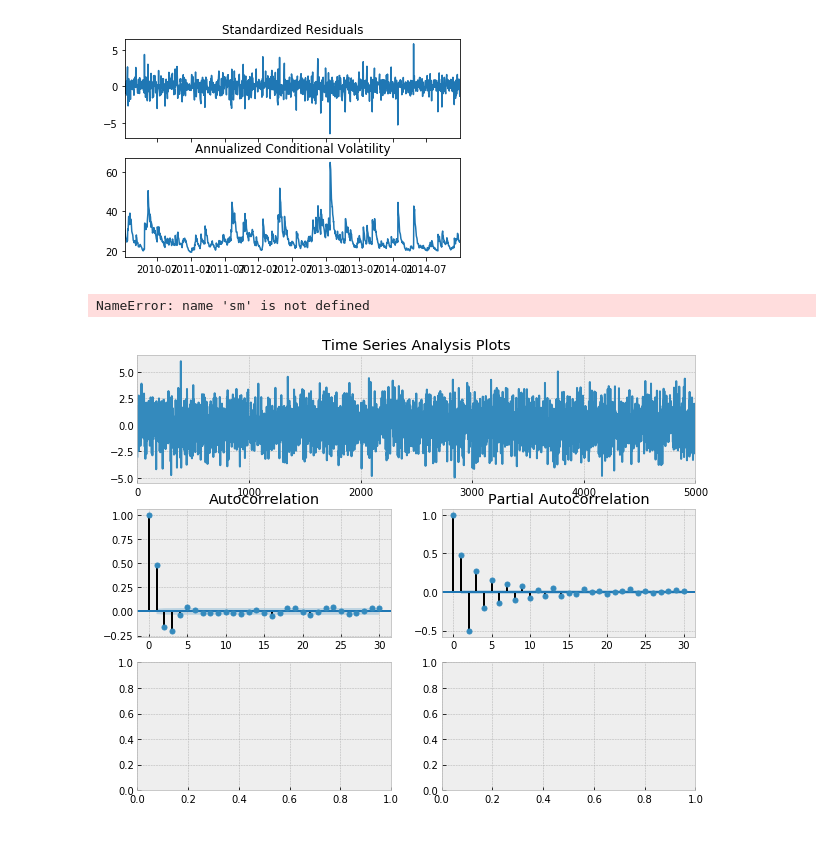
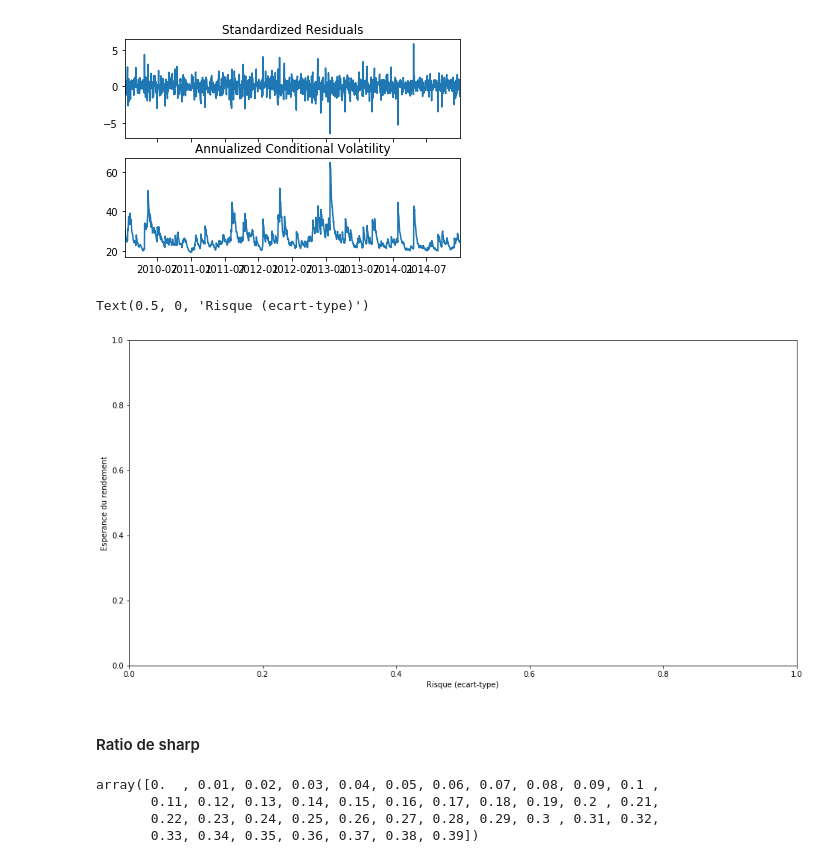
Before and after one commit to morel-hugo/GARCH-Modeling, a Jupyter notebook: main.ipynb, the cells around one changed output. Cells and saved outputs as stored; diff of their text form; code cells hidden in the pictures.

```diff
--- a/main.ipynb
+++ b/main.ipynb
@@ -149,17 +93,10 @@ def tsplot(y, lags=None, figsize=(10, 8), style='bmh'):
-# %%
-# Simulate an ARMA(2, 2) model with alphas=[0.5,-0.25] and betas=[0.5,-0.3]
-max_lag = 30
-
-n = int(5000) # lots of samples to help estimates
-burn = int(n/10) # number of samples to discard before fit
-
-alphas = np.array([0.5, -0.25])
-betas = np.array([0.5, -0.3])
-ar = np.r_[1, -alphas]
-ma = np.r_[1, betas]
-
-arma22 = smt.arma_generate_sample(ar=ar, ma=ma, nsample=n, burnin=burn)
-_ = tsplot(arma22, lags=max_lag)
-# %% [output]
-NameError: name 'sm' is not defined
-[figure, removed]
+# %%
+plt.rcParams['figure.figsize'] = (16, 8)
+
+plt.ylabel("Esperance du rendement")
+plt.xlabel("Risque (ecart-type)")
+# %% [output]
+Text(0.5, 0, 'Risque (ecart-type)')
+[figure, added]
+# %% [markdown]
+#### Ratio de sharp
@@ -165,0 +112,7 @@ NameError: name 'sm' is not defined
+# %%
+sigma_p_list
+# %% [output]
+array([0.  , 0.01, 0.02, 0.03, 0.04, 0.05, 0.06, 0.07, 0.08, 0.09, 0.1 ,
+       0.11, 0.12, 0.13, 0.14, 0.15, 0.16, 0.17, 0.18, 0.19, 0.2 , 0.21,
+       0.22, 0.23, 0.24, 0.25, 0.26, 0.27, 0.28, 0.29, 0.3 , 0.31, 0.32,
+       0.33, 0.34, 0.35, 0.36, 0.37, 0.38, 0.39])
```
Also changed, not shown: parts of 15 cells of this notebook.
